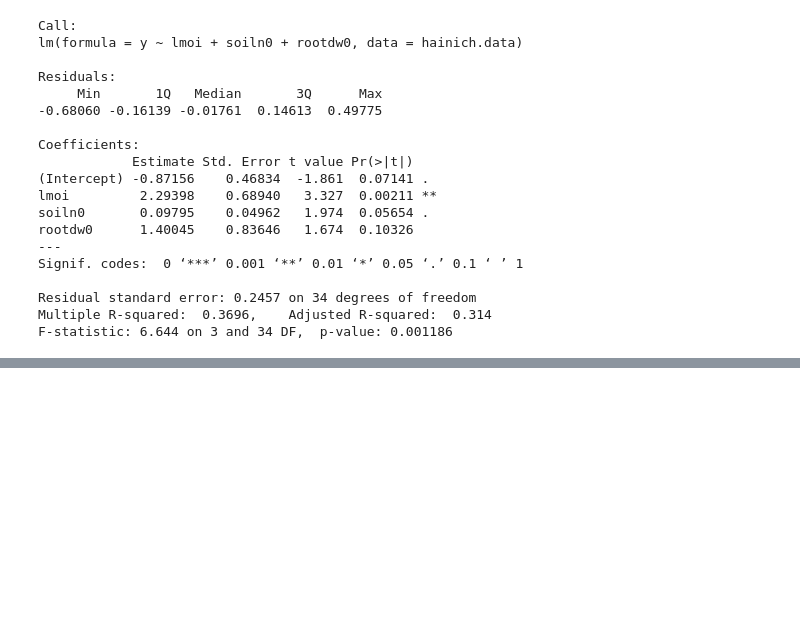
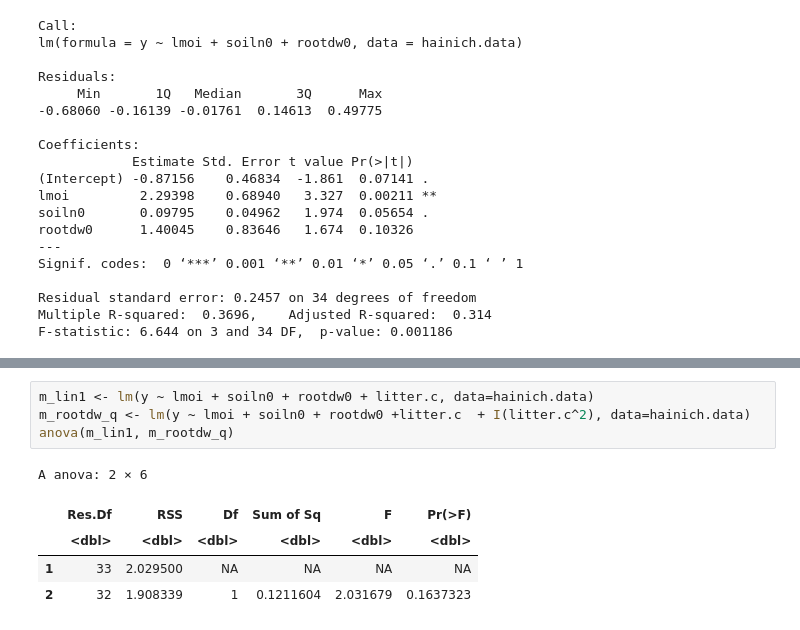
Before and after one commit to anshkhubchandani/statistik, a Jupyter notebook: projekt10.ipynb, the cells around one changed output, grey strips where cells are left out. Cells and saved outputs as stored; diff of their text form; blank space fills up the shorter version.

```diff
--- a/projekt10.ipynb
+++ b/projekt10.ipynb
@@ -526,0 +555,10 @@ F-statistic: 6.644 on 3 and 34 DF,  p-value: 0.001186
+# %%
+m_lin1 <- lm(y ~ lmoi + soiln0 + rootdw0 + litter.c, data=hainich.data)
+m_rootdw_q <- lm(y ~ lmoi + soiln0 + rootdw0 +litter.c  + I(litter.c^2), data=hainich.data)
+anova(m_lin1, m_rootdw_q)
+# %% [output]
+A anova: 2 × 6
+|  | Res.Df | RSS | Df | Sum of Sq | F | Pr(>F) |
+|  | <dbl> | <dbl> | <dbl> | <dbl> | <dbl> | <dbl> |
+| 1 | 33 | 2.029500 | NA | NA | NA | NA |
+| 2 | 32 | 1.908339 | 1 | 0.1211604 | 2.031679 | 0.1637323 |
```
Also changed, not shown: parts of 13 cells of this notebook.
